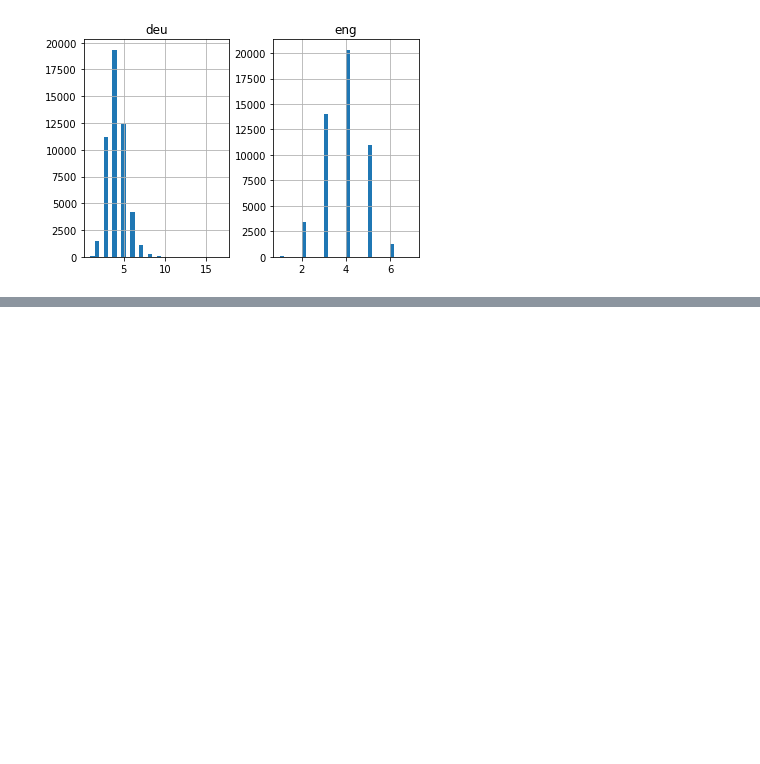
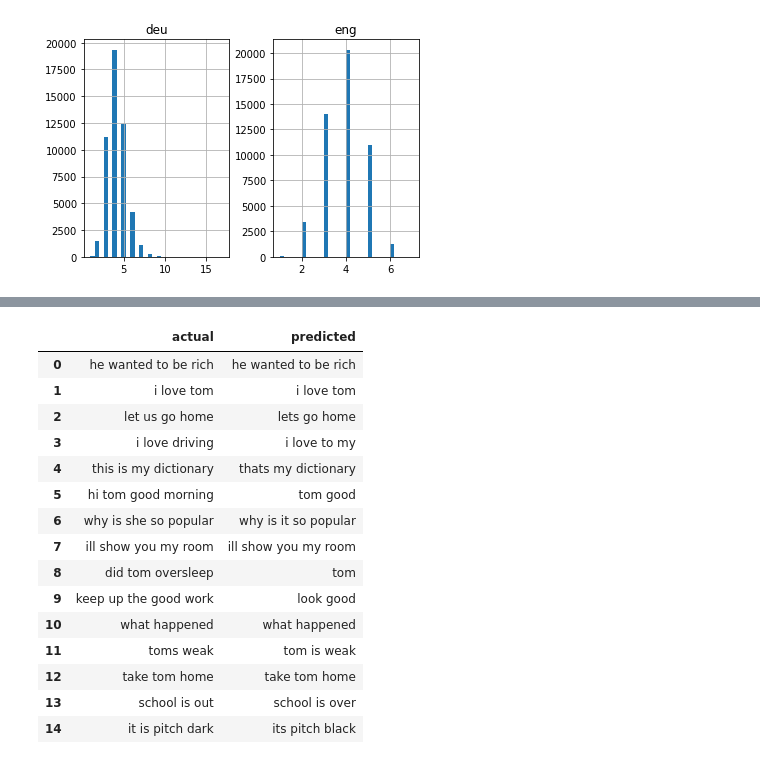
Before and after one commit to HassanSherwani/Machine_Translation, a Jupyter notebook: Basic.ipynb, the cells around one changed output, grey strips where cells are left out. Saved outputs shown, nothing was run; the diff lists cells and outputs as text; code cells hidden in the pictures; blank space fills up the shorter version.

```diff
--- a/Basic.ipynb
+++ b/Basic.ipynb
@@ -95,0 +235,4 @@ plt.show()
+# %%
+model = load_model('model.h1.24_jan_19')
+
+preds = model.predict_classes(testX.reshape((testX.shape[0], testX.shape[1])))
@@ -95,0 +243,6 @@ plt.show()
+# %%
+def get_word(n, tokenizer):
+      for word, index in tokenizer.word_index.items():
+          if index == n:
+              return word
+      return None
@@ -95,0 +251,39 @@ plt.show()
+# %%
+preds_text = []
+for i in preds:
+       temp = []
+       for j in range(len(i)):
+            t = get_word(i[j], eng_tokenizer)
+            if j > 0:
+                if (t==get_word(i[j-1],eng_tokenizer))or(t== None):
+                     temp.append('')
+                else:
+                     temp.append(t)
+            else:
+                if(t == None):
+                     temp.append('')
+                else:
+                     temp.append(t)
+       preds_text.append(' '.join(temp))
+# %%
+pred_df = pd.DataFrame({'actual' : test[:,0], 'predicted' : preds_text})
+# %%
+# 1st 15 rows
+pred_df.head(15)
+# %% [output]
+|  | actual | predicted |
+| 0 | he wanted to be rich | he wanted to be rich |
+| 1 | i love tom | i love tom |
+| 2 | let us go home | lets go home |
+| 3 | i love driving | i love to my |
+| 4 | this is my dictionary | thats my dictionary |
+| 5 | hi tom good morning | tom good |
+| 6 | why is she so popular | why is it so popular |
+| 7 | ill show you my room | ill show you my room |
+| 8 | did tom oversleep | tom |
+| 9 | keep up the good work | look good |
+| 10 | what happened | what happened |
+| 11 | toms weak | tom is weak |
+| 12 | take tom home | take tom home |
+| 13 | school is out | school is over |
+| 14 | it is pitch dark | its pitch black |
```
Also changed, not shown: parts of 27 cells of this notebook.
